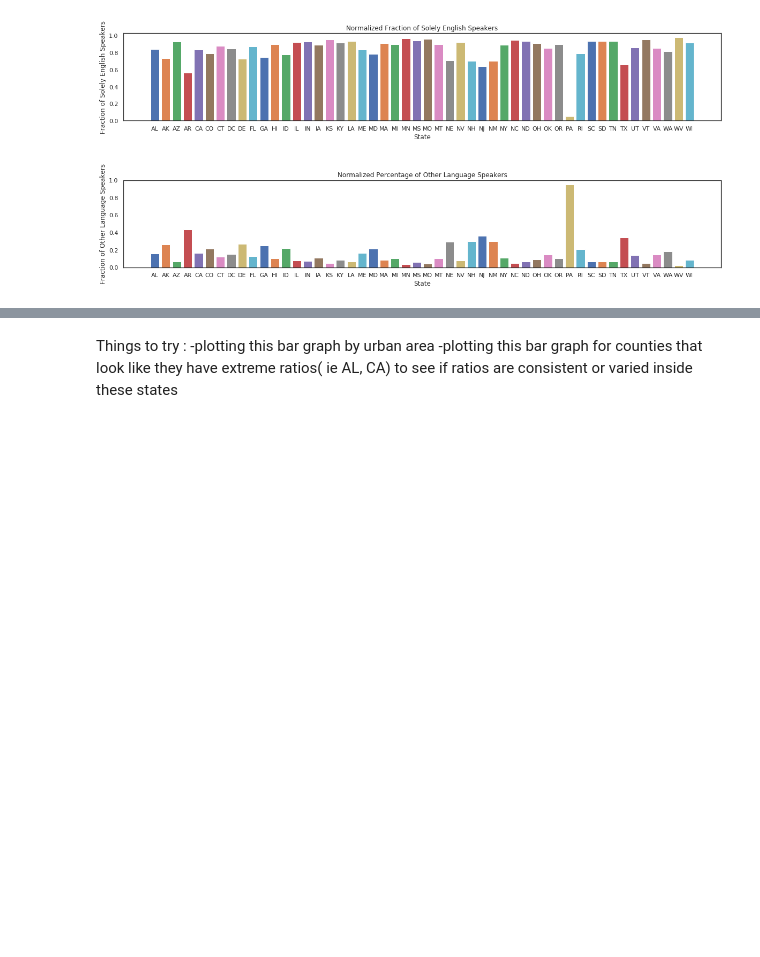
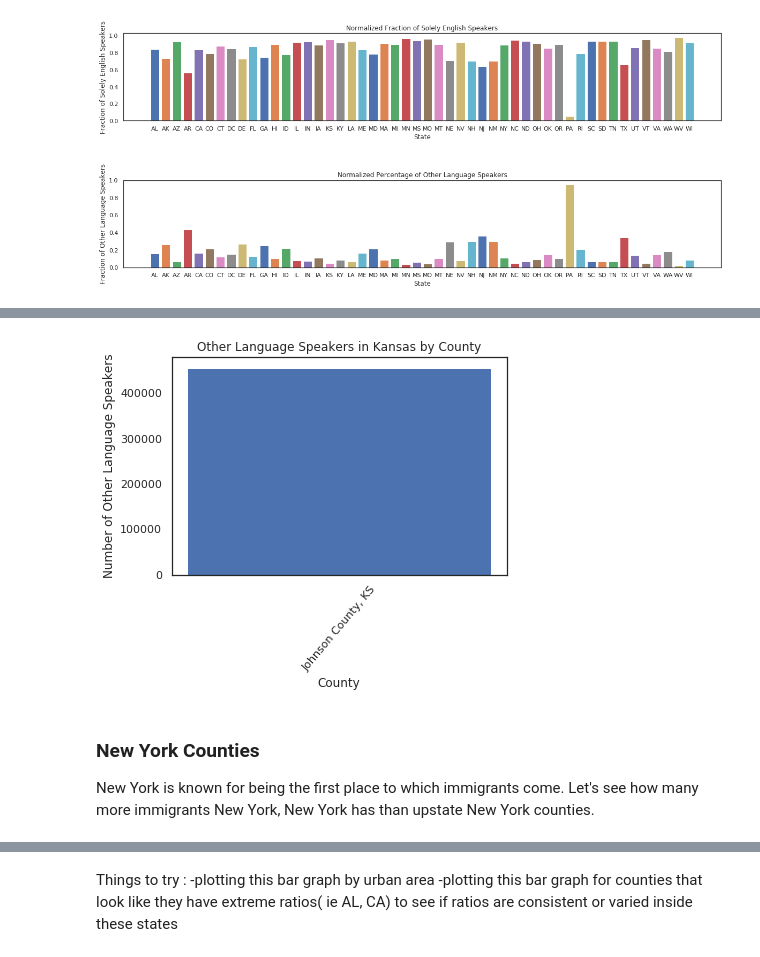
Before and after one commit to AllisonBusa/The-Mother-Tongue-of-US-Communities, a Jupyter notebook: Analysis.ipynb, the cells around one changed output, grey strips where cells are left out. Drawn from its saved outputs; the diff is of its cells as text; code cells hidden in the pictures; blank space fills up the shorter version.

```diff
--- a/Analysis.ipynb
+++ b/Analysis.ipynb
@@ -266,0 +287,8 @@ for i in range(0,len(AZcounty)):
+# %%
+plotCounty("Kansas", KScounty, otherspeakers_KScounties)
+# %% [output]
+[figure, added]
+# %% [markdown]
+### New York Counties
+
+New York is known for being the first place to which immigrants come. Let's see how many more immigrants New York, New York has than upstate New York counties.
```
Also changed, not shown: parts of 36 cells of this notebook.
